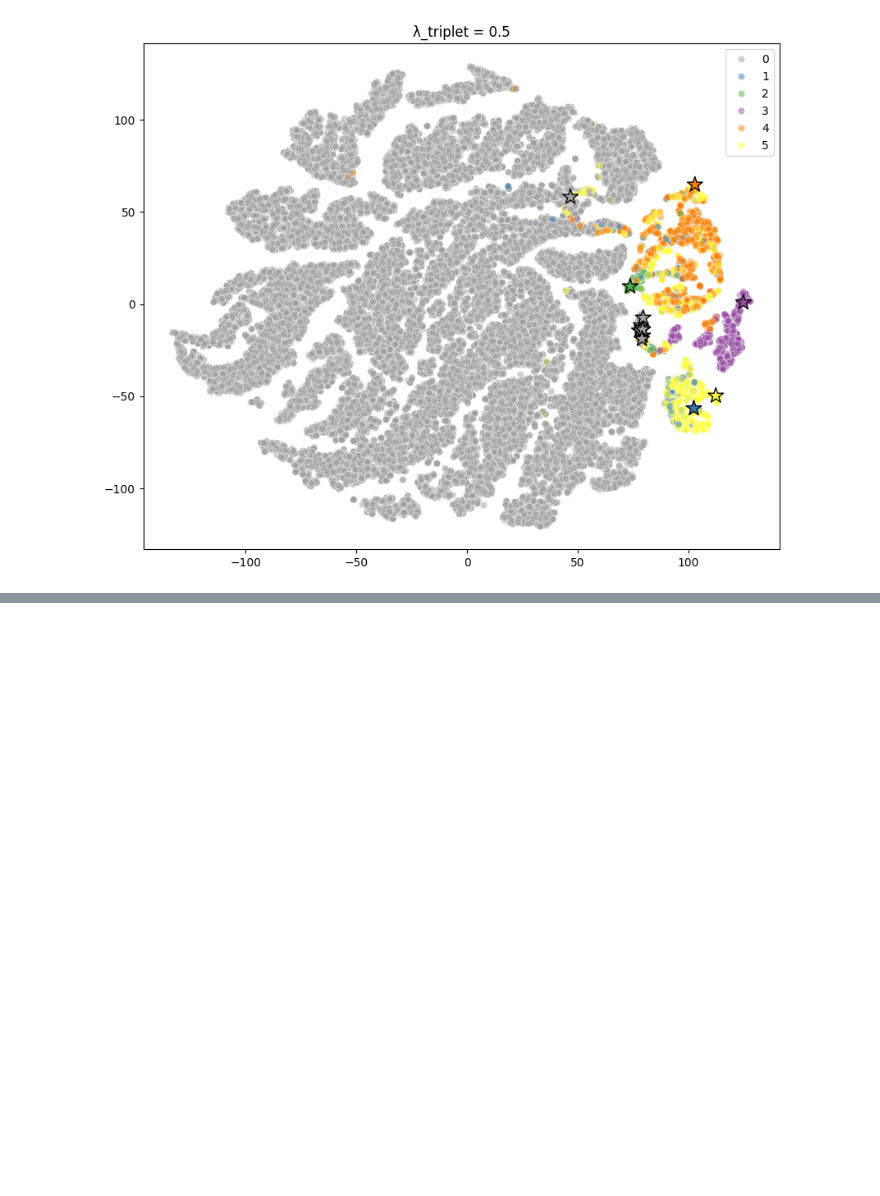
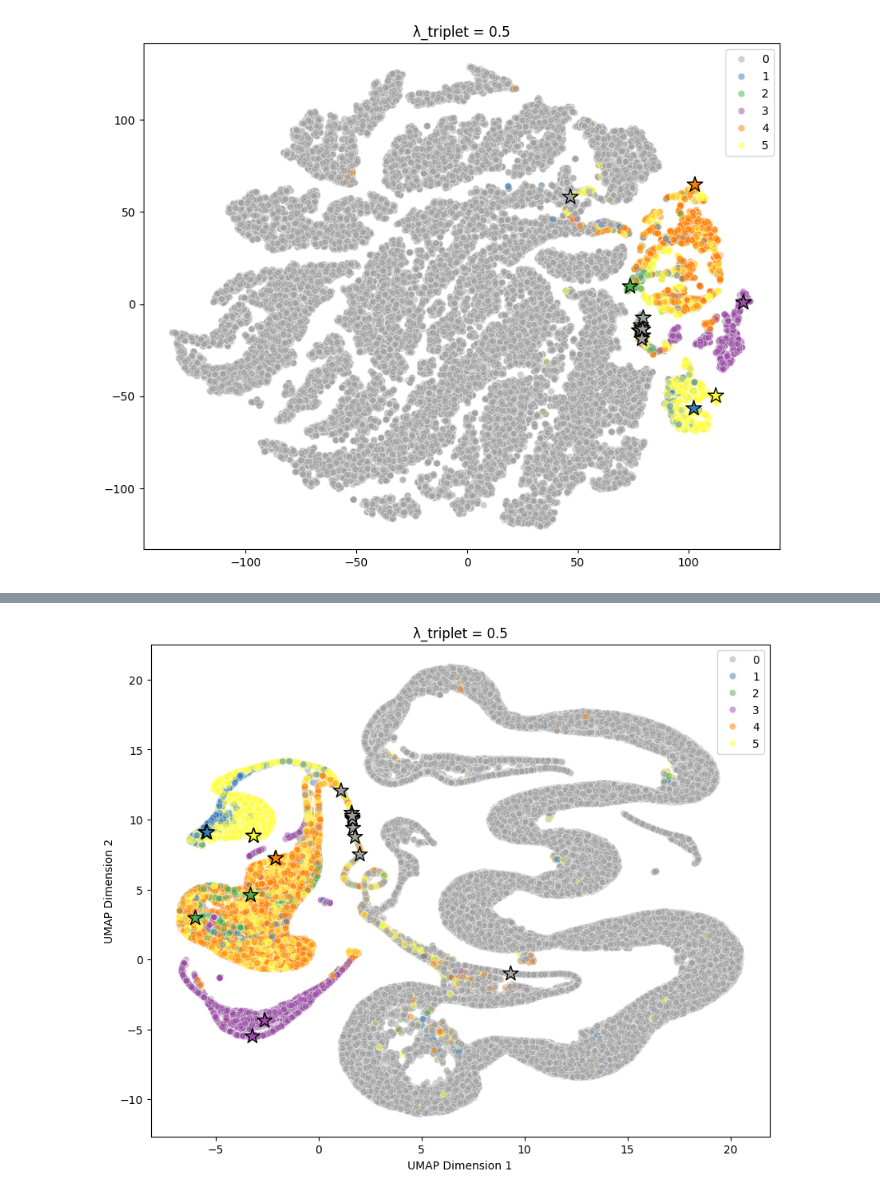
Before and after one commit to darosali/explainable-latent-classifiers, a Jupyter notebook: PPNet_triplet.ipynb, the cells around one changed output, grey strips where cells are left out. Saved outputs shown, nothing was run; the diff lists cells and outputs as text; code cells hidden in the pictures; blank space fills up the shorter version.

Commit message:
add more examples with prototypes

```diff
--- a/PPNet_triplet.ipynb
+++ b/PPNet_triplet.ipynb
@@ -112,18 +112,21 @@ for anomaly_type in range(1,6):
 X_triplet = torch.cat(samples, dim=0)
 y_triplet = torch.cat(labels)
 # %%
-lambda_triplet_values = [0.01, 0.1, 0.5, 1.0, 5.0, 10.0, 100.0]
+#lambda_triplet_values = [0.01, 0.1, 0.5, 1.0]#, 5.0, 10.0, 100.0]
+#lambda_triplet_values = [5.0, 10.0, 100.0]
+lambda_triplet_values = [0.5, 1.0]
 
 
 for lambda_triplet in lambda_triplet_values:
-    model = ProtoPNet(input_dim, hidden_layers=[64, 64], num_prototypes=15, num_neg=10, num_classes=2, latent_dim=16)
+    model = ProtoPNet(input_dim, hidden_layers=[64, 64], num_prototypes=20, num_neg=10, num_classes=2, latent_dim=16)
     print(f"\n Training with lambda_triplet = {lambda_triplet}")
 
     # Format lambda value for filename (e.g., 0.3 → "0_3")
     lambda_str = str(lambda_triplet).replace('.', '_')
 
+
     # Construct unique filename for this experiment
-    filepath = f"model_ppnet_best_triplet_10_lambda_{lambda_str}.pth"
+    filepath = f"model_ppnet_triplet_20_lambda_{lambda_str}.pth"
     print(f"Saving to {filepath}")
     train_protopnet_triplet(model,
                             train_loader,
@@ -482,0 +588,3 @@ plt.show()
+# %%
+model = ProtoPNet(input_dim, hidden_layers=[64, 64], num_prototypes=20, num_neg=10, num_classes=2, latent_dim=16)
+model.load_state_dict(torch.load("model_ppnet_triplet_20_lambda_0_5.pth"))
@@ -482,0 +673,19 @@ plt.show()
+# %%
+all_labels = np.array([0, 1, 2, 3, 4, 5])
+set1_colors = sns.color_palette("Set1", n_colors=len(all_labels))
+custom_palette = ["#A0A0A0"] + set1_colors[1:]
+proto_colors = [custom_palette[label] for label in y_train_anomalies[closest_indices]]
+# %%
+z_sampled, y_true_sampled, selected_indices = sample_data(z_train, y_train, n_samples=200000, anomaly_ratio=0.2)
+y_pred_sampled = y_pred_train[selected_indices]
+y_train_anomalies_sampled = y_train_anomalies[selected_indices]
+print(z_sampled.shape)
+
+prototypes = model.proto_layer.prototypes.detach().cpu().numpy()
+reducer = umap.UMAP()
+embedding = reducer.fit_transform(z_sampled)
+print(embedding.shape)
+
+prototypes = model.proto_layer.prototypes.detach().cpu().numpy()
+prototype_embedding = reducer.transform(prototypes)
+print(prototype_embedding.shape)
@@ -482,0 +700,15 @@ plt.show()
+# %%
+# Plot
+plt.figure(figsize=(10, 8))
+sns.scatterplot(x=embedding[:, 0], y=embedding[:, 1], hue=y_train_anomalies_sampled, alpha=0.5, palette=custom_palette)
+
+# Plot prototypes as red stars
+plt.scatter(prototype_embedding[:, 0], prototype_embedding[:, 1], c=proto_colors, marker='*', s=200, edgecolors='black')
+
+plt.xlabel("UMAP Dimension 1")
+plt.ylabel("UMAP Dimension 2")
+plt.title("λ_triplet = 0.5")
+plt.legend()
+plt.show()
+# %% [output]
+[figure, added]
```
Also changed, not shown: parts of 11 cells of this notebook.
